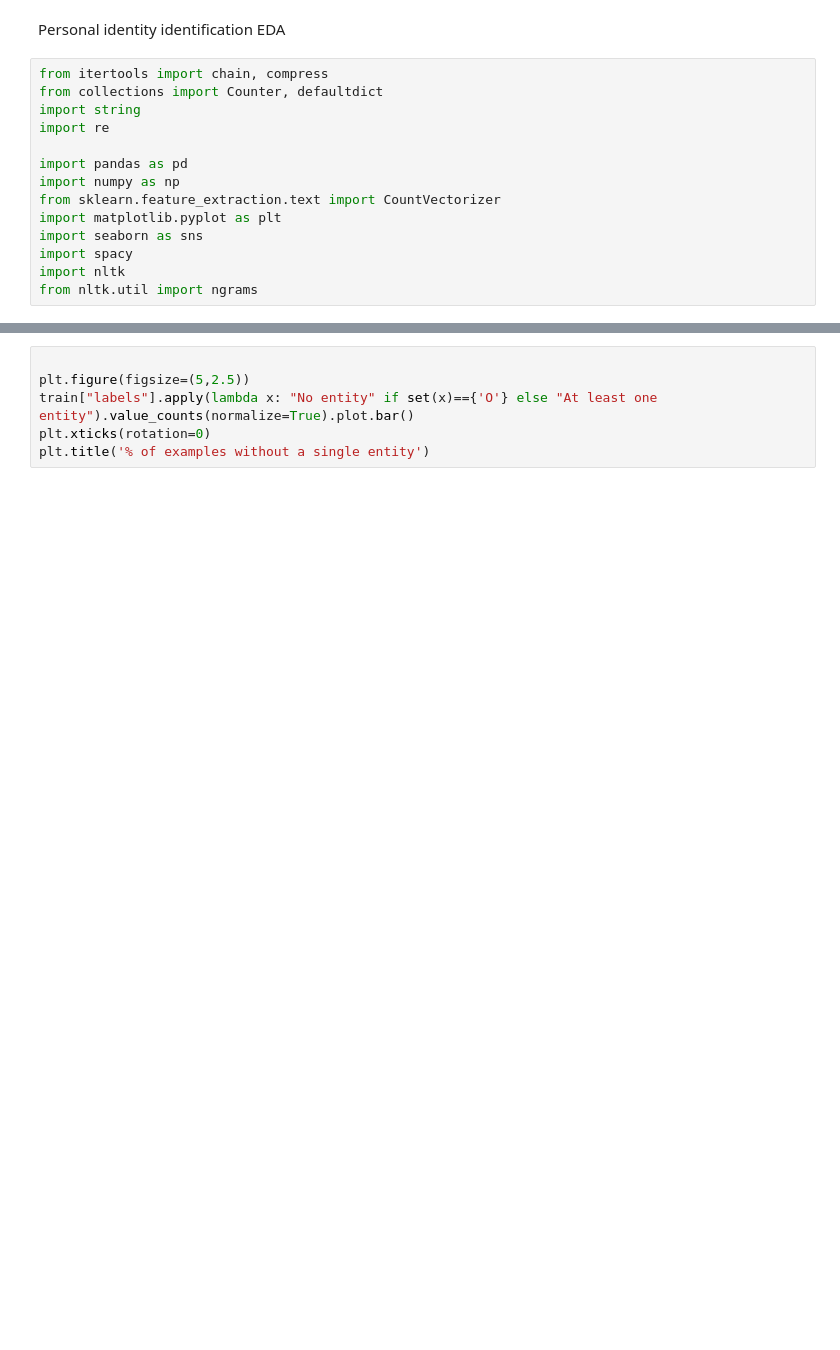
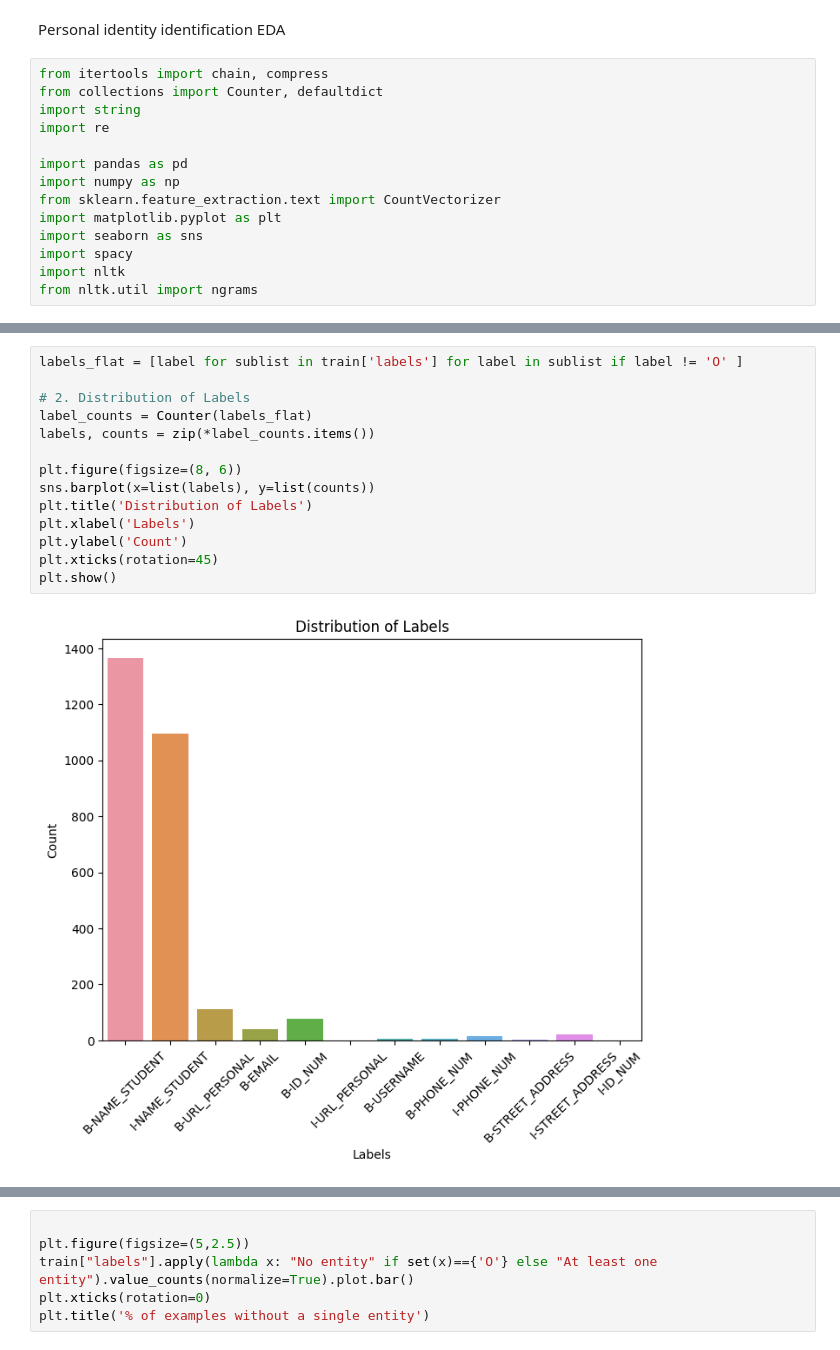
Before and after one commit to PreethamA/LanguageModel, a Jupyter notebook: pii-eda.ipynb, the cells around one changed output, grey strips where cells are left out. Saved outputs shown, nothing was run; the diff lists cells and outputs as text; blank space fills up the shorter version.

```diff
--- a/pii-eda.ipynb
+++ b/pii-eda.ipynb
@@ -26,0 +65,16 @@ train.head()
+# %%
+labels_flat = [label for sublist in train['labels'] for label in sublist if label != 'O' ]
+
+# 2. Distribution of Labels
+label_counts = Counter(labels_flat)
+labels, counts = zip(*label_counts.items())
+
+plt.figure(figsize=(8, 6))
+sns.barplot(x=list(labels), y=list(counts))
+plt.title('Distribution of Labels')
+plt.xlabel('Labels')
+plt.ylabel('Count')
+plt.xticks(rotation=45)
+plt.show()
+# %% [output]
+[figure, added]
```
Also changed, not shown: parts of 7 cells of this notebook.
